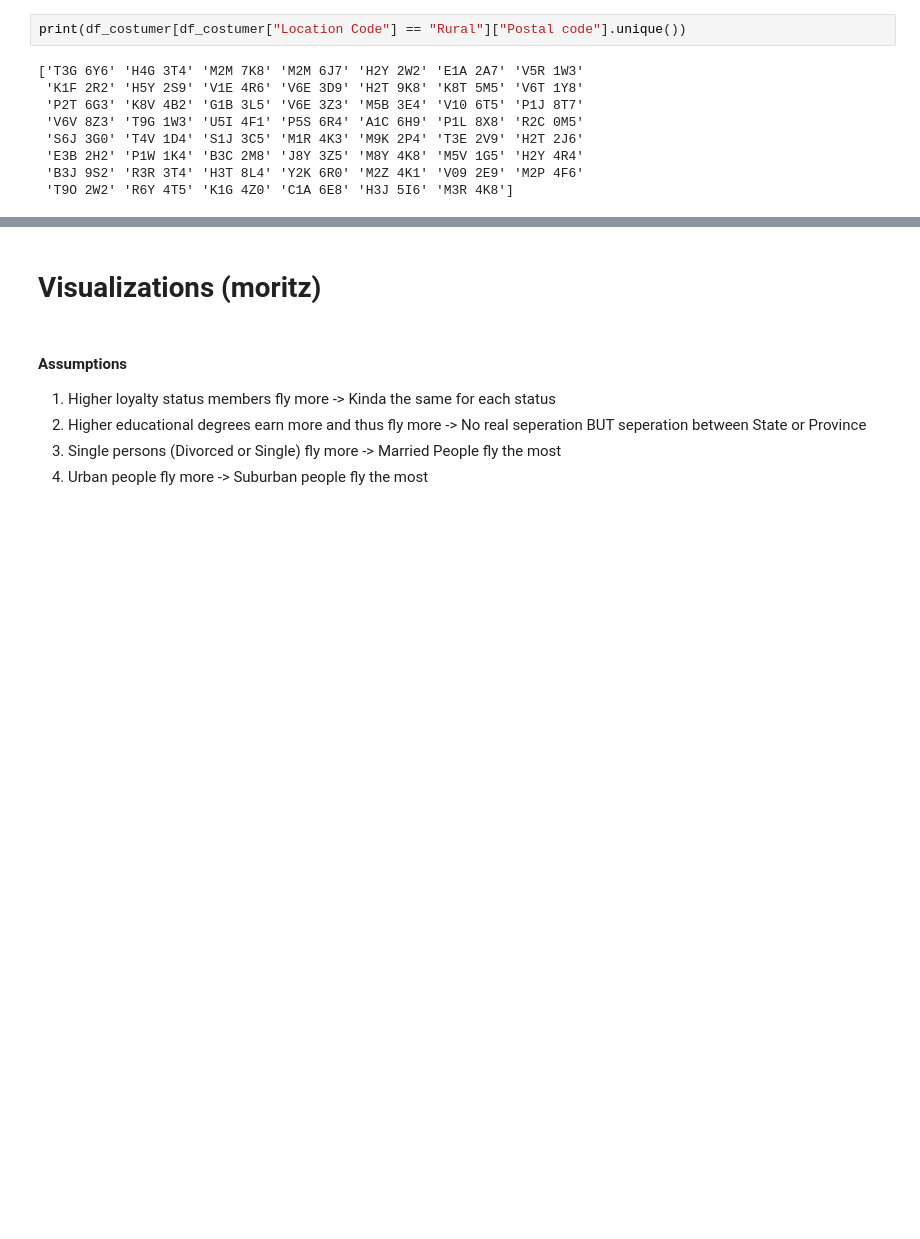
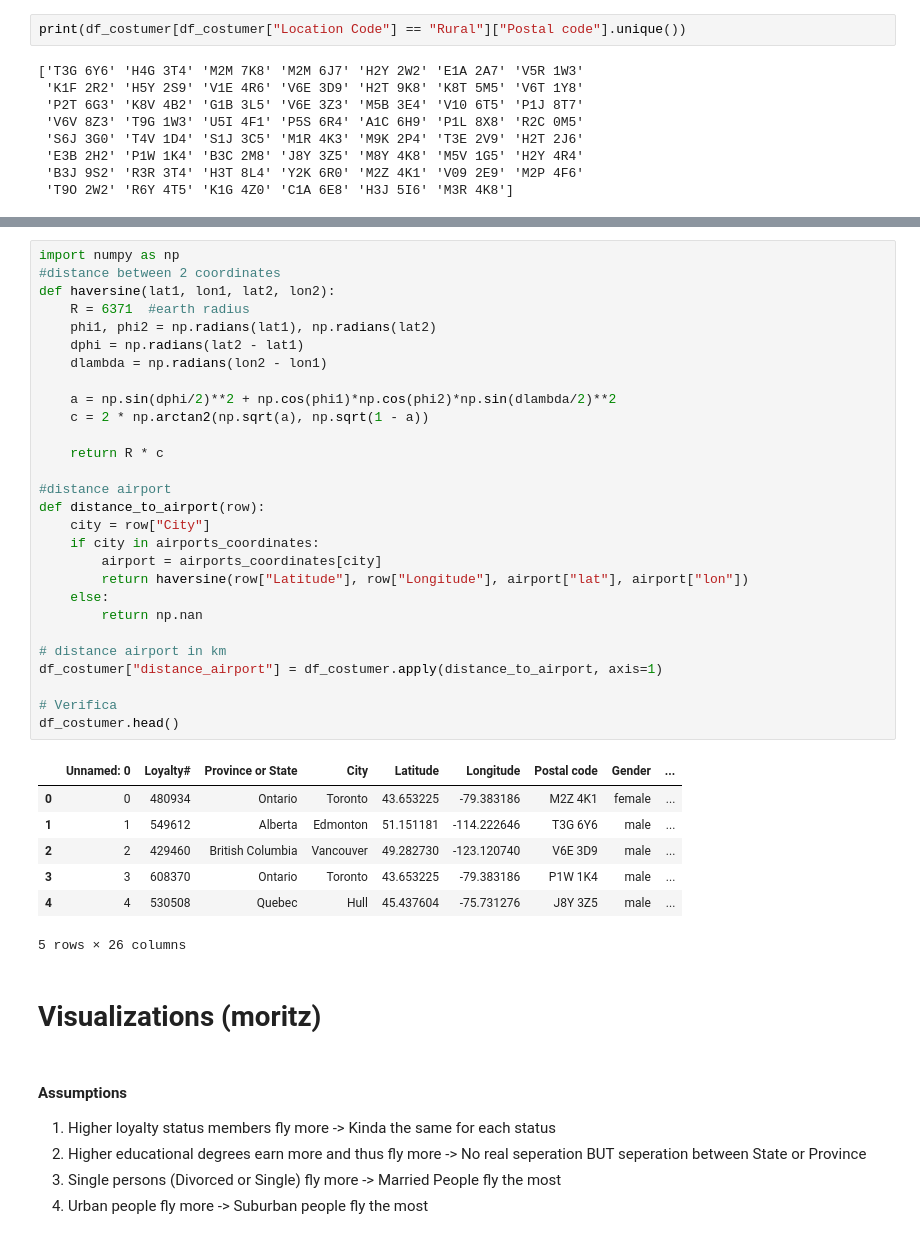
Before and after one commit to LiberoBiagi/DM_Nova_IMS_25-26, a Jupyter notebook: data_mining.ipynb, the cells around one changed output, grey strips where cells are left out. Drawn from its saved outputs; the diff is of its cells as text; blank space fills up the shorter version.

```diff
--- a/data_mining.ipynb
+++ b/data_mining.ipynb
@@ -585,3 +615,39 @@ save the codes
+# %%
+import numpy as np
+#distance between 2 coordinates
+def haversine(lat1, lon1, lat2, lon2):
+    R = 6371  #earth radius
+    phi1, phi2 = np.radians(lat1), np.radians(lat2)
+    dphi = np.radians(lat2 - lat1)
+    dlambda = np.radians(lon2 - lon1)
+
+    a = np.sin(dphi/2)**2 + np.cos(phi1)*np.cos(phi2)*np.sin(dlambda/2)**2
+    c = 2 * np.arctan2(np.sqrt(a), np.sqrt(1 - a))
+
+    return R * c
+
+#distance airport
+def distance_to_airport(row):
+    city = row["City"]
+    if city in airports_coordinates:
+        airport = airports_coordinates[city]
+        return haversine(row["Latitude"], row["Longitude"], airport["lat"], airport["lon"])
+    else:
+        return np.nan
+
+# distance airport in km
+df_costumer["distance_airport"] = df_costumer.apply(distance_to_airport, axis=1)
+
+# Verifica
+df_costumer.head()
+# %% [output]
+|  | Unnamed: 0 | Loyalty# | Province or State | City | Latitude | Longitude | Postal code | Gender | ... |
+| 0 | 0 | 480934 | Ontario | Toronto | 43.653225 | -79.383186 | M2Z 4K1 | female | ... |
+| 1 | 1 | 549612 | Alberta | Edmonton | 51.151181 | -114.222646 | T3G 6Y6 | male | ... |
+| 2 | 2 | 429460 | British Columbia | Vancouver | 49.282730 | -123.120740 | V6E 3D9 | male | ... |
+| 3 | 3 | 608370 | Ontario | Toronto | 43.653225 | -79.383186 | P1W 1K4 | male | ... |
+| 4 | 4 | 530508 | Quebec | Hull | 45.437604 | -75.731276 | J8Y 3Z5 | male | ... |
+5 rows × 26 columns
 # %% [markdown]
 # Visualizations (moritz)
 # %% [markdown]
```
Also changed, not shown: parts of 8 cells of this notebook.
